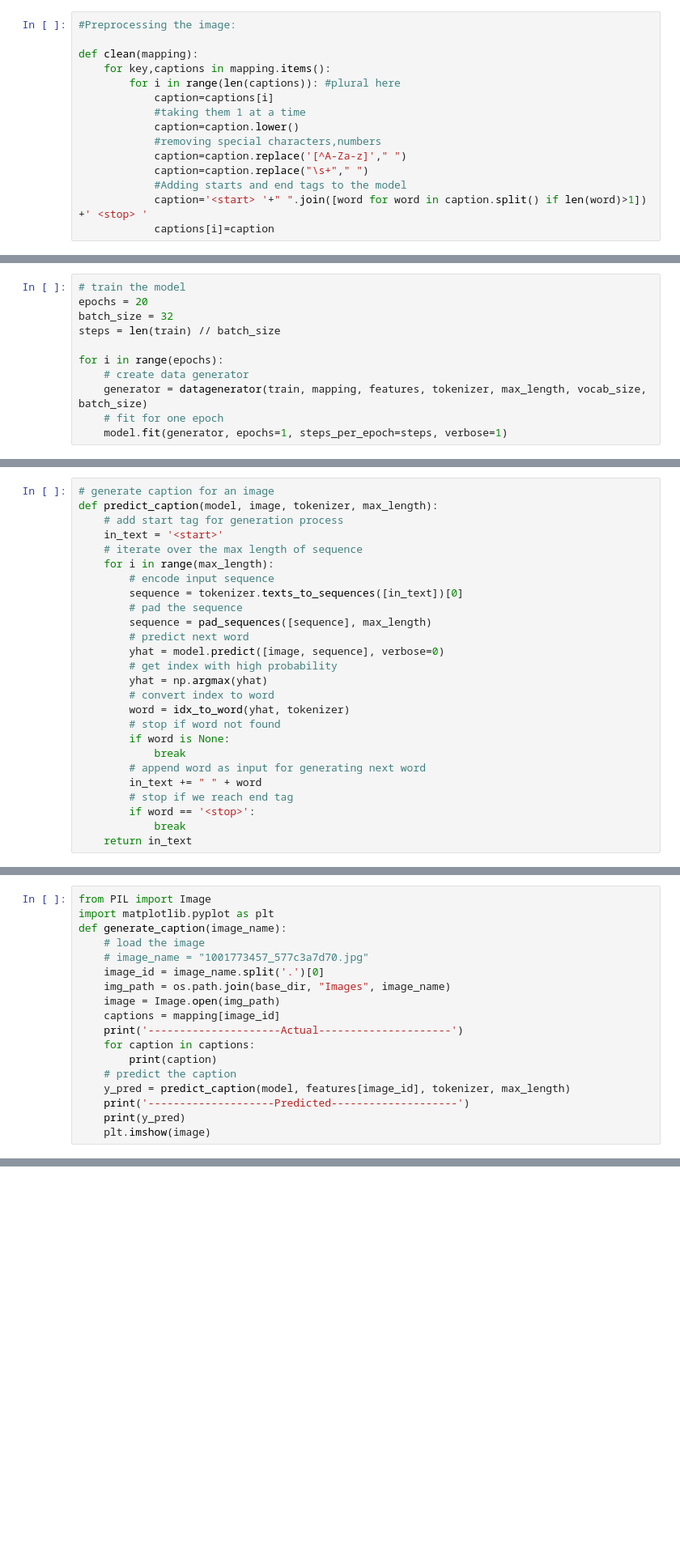
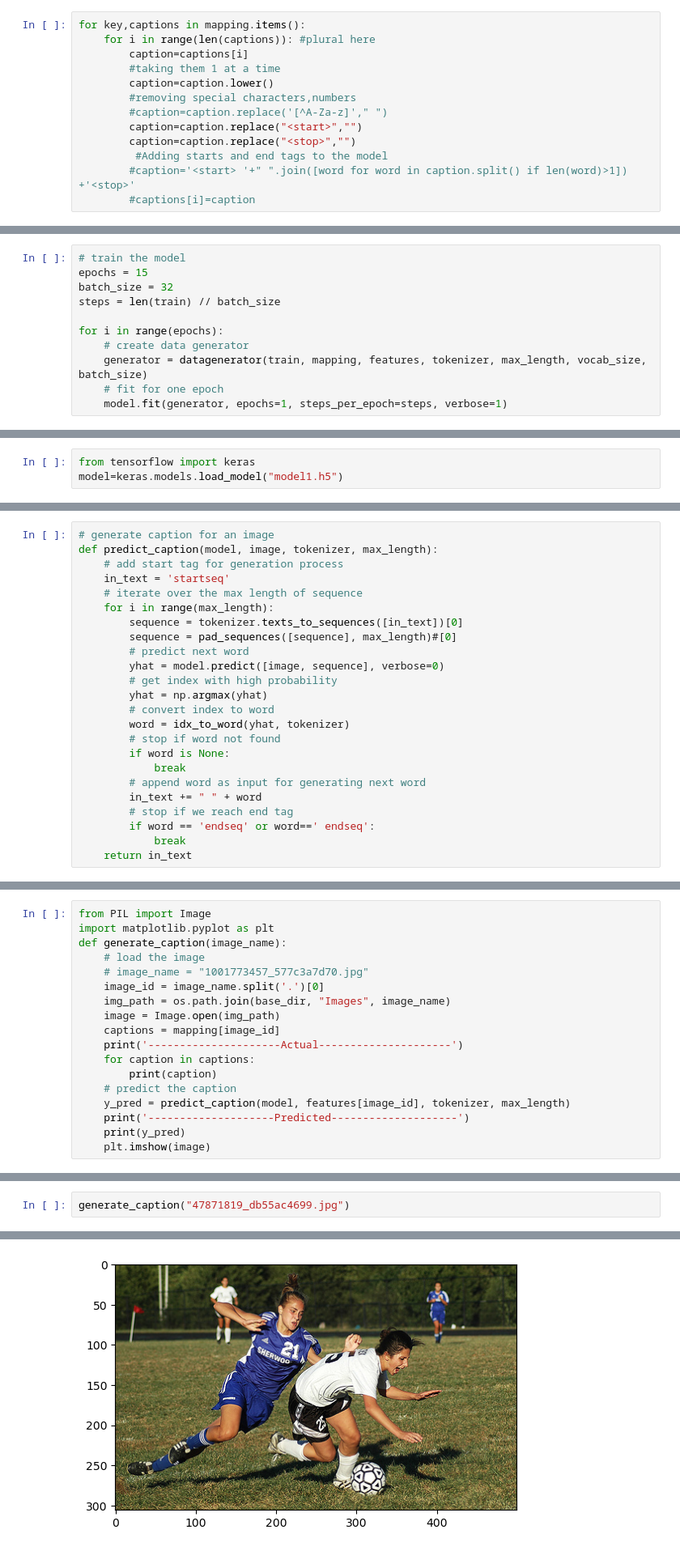
Before and after one commit to Biancaa-R/Lumin_eye_vison_for-_the_impaired, a Jupyter notebook: lumin_eye/model1.ipynb, the cells around one changed output, grey strips where cells are left out. Shown at 81% size. Saved outputs shown, nothing was run; the diff lists cells and outputs as text; blank space fills up the shorter version.

```diff
--- a/lumin_eye/model1.ipynb
+++ b/lumin_eye/model1.ipynb
@@ -135,17 +135,15 @@ mapping['3637013_c675de7705']
  'Two people stand by the water .',
  'Two people stand together on the edge of the water on the grass .']
 # %%
-#Preprocessing the image:
-
-def clean(mapping):
-    for key,captions in mapping.items():
-        for i in range(len(captions)): #plural here
-            caption=captions[i]
-            #taking them 1 at a time
-            caption=caption.lower()
-            #removing special characters,numbers
-            caption=caption.replace('[^A-Za-z]'," ")
-            caption=caption.replace("\s+"," ")
-            #Adding starts and end tags to the model
-            caption='<start> '+" ".join([word for word in caption.split() if len(word)>1]) +' <stop> '
-            captions[i]=caption
+for key,captions in mapping.items():
+    for i in range(len(captions)): #plural here
+        caption=captions[i]
+        #taking them 1 at a time
+        caption=caption.lower()
+        #removing special characters,numbers
+        #caption=caption.replace('[^A-Za-z]'," ")
+        caption=caption.replace("<start>","")
+        caption=caption.replace("<stop>","")
+         #Adding starts and end tags to the model
+        #caption='<start> '+" ".join([word for word in caption.split() if len(word)>1]) +'<stop>'
+        #captions[i]=caption
@@ -250,7 +268,7 @@ plot_model(model, show_shapes=True)
 You must install pydot (`pip install pydot`) and install graphviz (see instructions at https://graphviz.gitlab.io/download/) for plot_model to work.
 # %%
 # train the model
-epochs = 20
+epochs = 15
 batch_size = 32
 steps = len(train) // batch_size
 
@@ -305,3 +319,6 @@ INFO:tensorflow:Assets written to: C:\Users\BIANCA~1.R\AppData\Local\Temp\tmpa_x
+# %%
+from tensorflow import keras
+model=keras.models.load_model("model1.h5")
 # %%
 def idx_to_word(integer, tokenizer):
     for word, index in tokenizer.word_index.items():
@@ -312,13 +329,11 @@ def idx_to_word(integer, tokenizer):
 # generate caption for an image
 def predict_caption(model, image, tokenizer, max_length):
     # add start tag for generation process
-    in_text = '<start>'
+    in_text = 'startseq'
     # iterate over the max length of sequence
     for i in range(max_length):
-        # encode input sequence
         sequence = tokenizer.texts_to_sequences([in_text])[0]
-        # pad the sequence
-        sequence = pad_sequences([sequence], max_length)
+        sequence = pad_sequences([sequence], max_length)#[0]
         # predict next word
         yhat = model.predict([image, sequence], verbose=0)
         # get index with high probability
@@ -331,7 +346,7 @@ def predict_caption(model, image, tokenizer, max_length):
         # append word as input for generating next word
         in_text += " " + word
         # stop if we reach end tag
-        if word == '<stop>':
+        if word == 'endseq' or word==' endseq':
             break
     return in_text
 # %%
@@ -414 +403,4 @@ startseq two small black dog and black dog are playing with plastic toy stop sto
 [figure]
+# %%
+generate_caption("47871819_db55ac4699.jpg")
+# %% [output]
@@ -414,0 +415 @@ startseq two small black dog and black dog are playing with plastic toy stop sto
+[figure, added]
```
Also changed, not shown: parts of 11 cells of this notebook, 1 other file.
